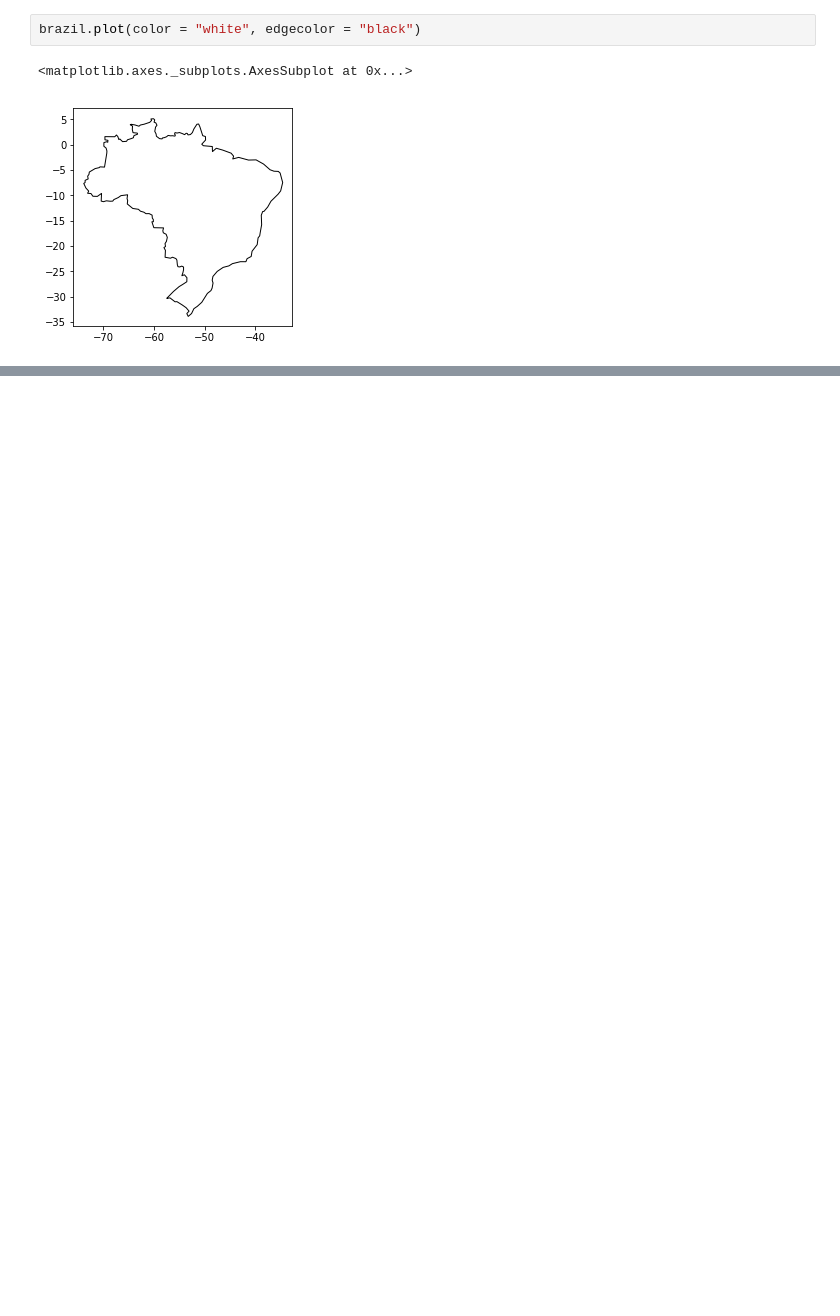
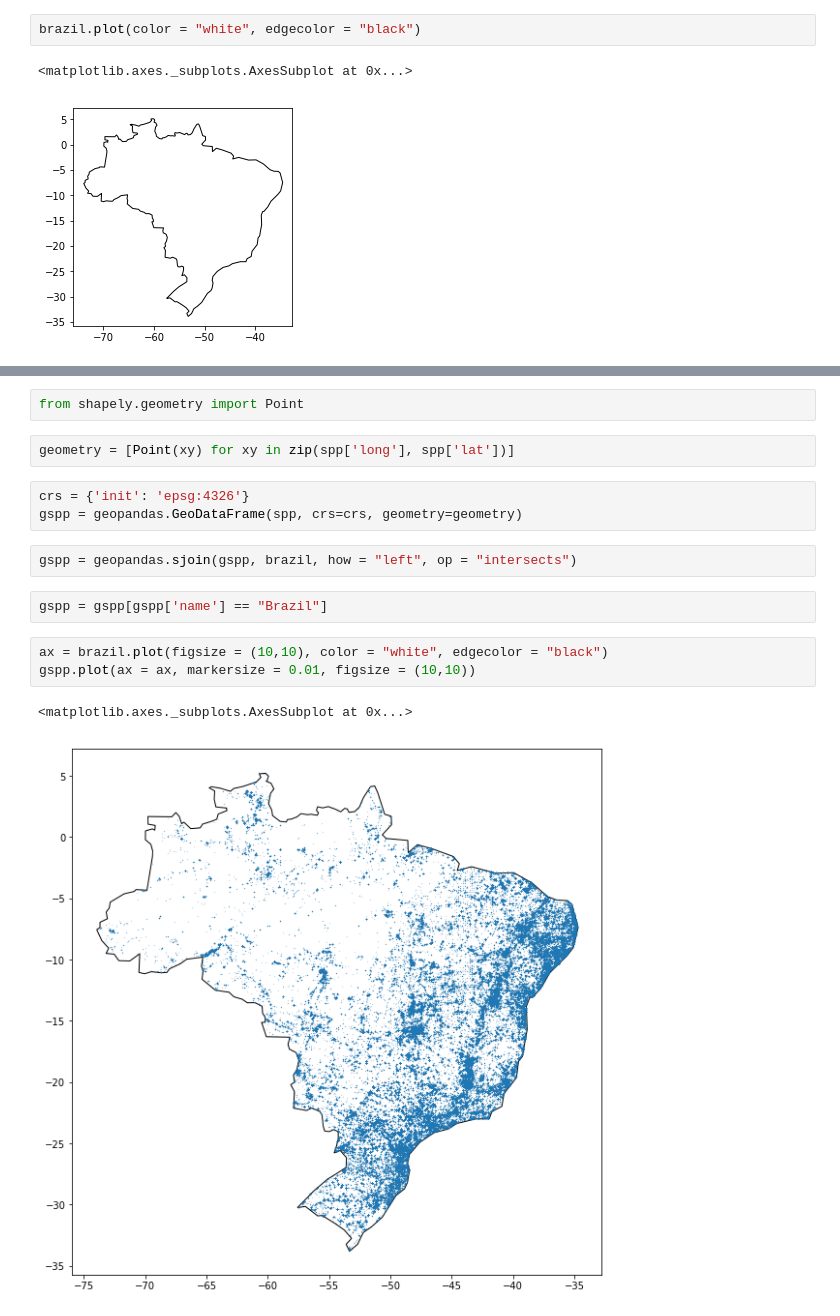
Before and after one commit to gustavobio/notebooks, a Jupyter notebook: pheno.ipynb, the cells around one changed output, grey strips where cells are left out. Drawn from its saved outputs; the diff is of its cells as text; blank space fills up the shorter version.

```diff
--- a/pheno.ipynb
+++ b/pheno.ipynb
@@ -260,0 +287,17 @@ spp[spp.longitude_mun.str.contains("[A-Z]"), na = False]
+# %%
+from shapely.geometry import Point
+# %%
+geometry = [Point(xy) for xy in zip(spp['long'], spp['lat'])]
+# %%
+crs = {'init': 'epsg:4326'}
+gspp = geopandas.GeoDataFrame(spp, crs=crs, geometry=geometry)
+# %%
+gspp = geopandas.sjoin(gspp, brazil, how = "left", op = "intersects")
+# %%
+gspp = gspp[gspp['name'] == "Brazil"]
+# %%
+ax = brazil.plot(figsize = (10,10), color = "white", edgecolor = "black")
+gspp.plot(ax = ax, markersize = 0.01, figsize = (10,10))
+# %% [output]
+<matplotlib.axes._subplots.AxesSubplot at 0x...>
+[figure, added]
```
Also changed, not shown: parts of 21 cells of this notebook.
